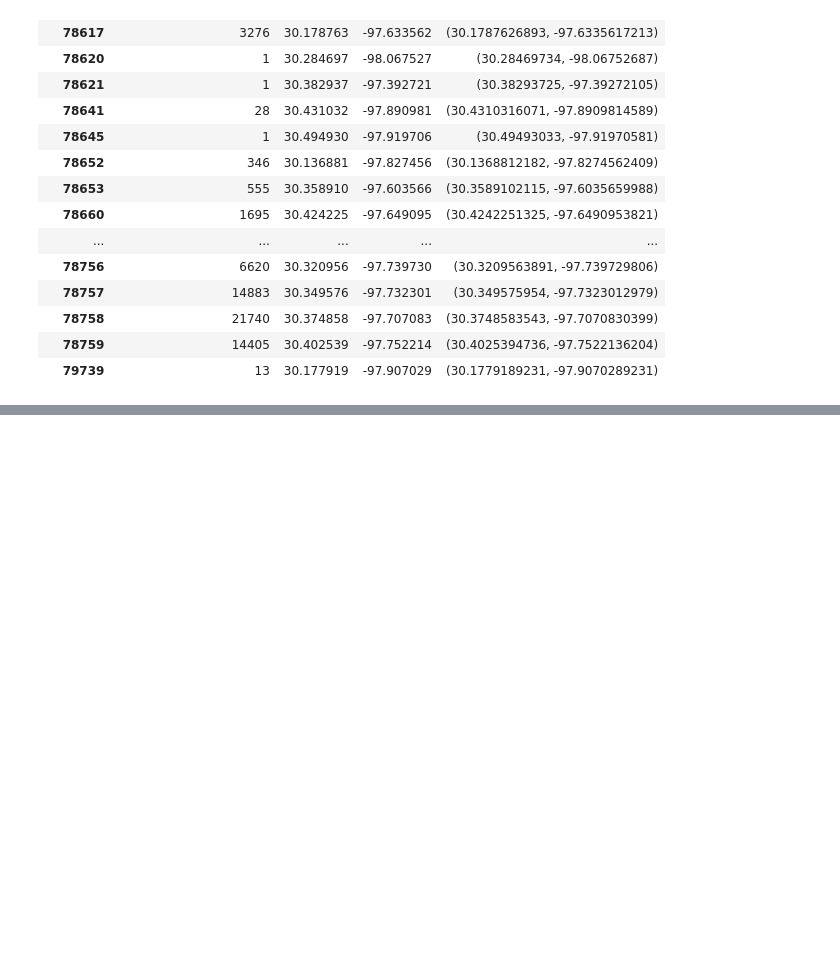
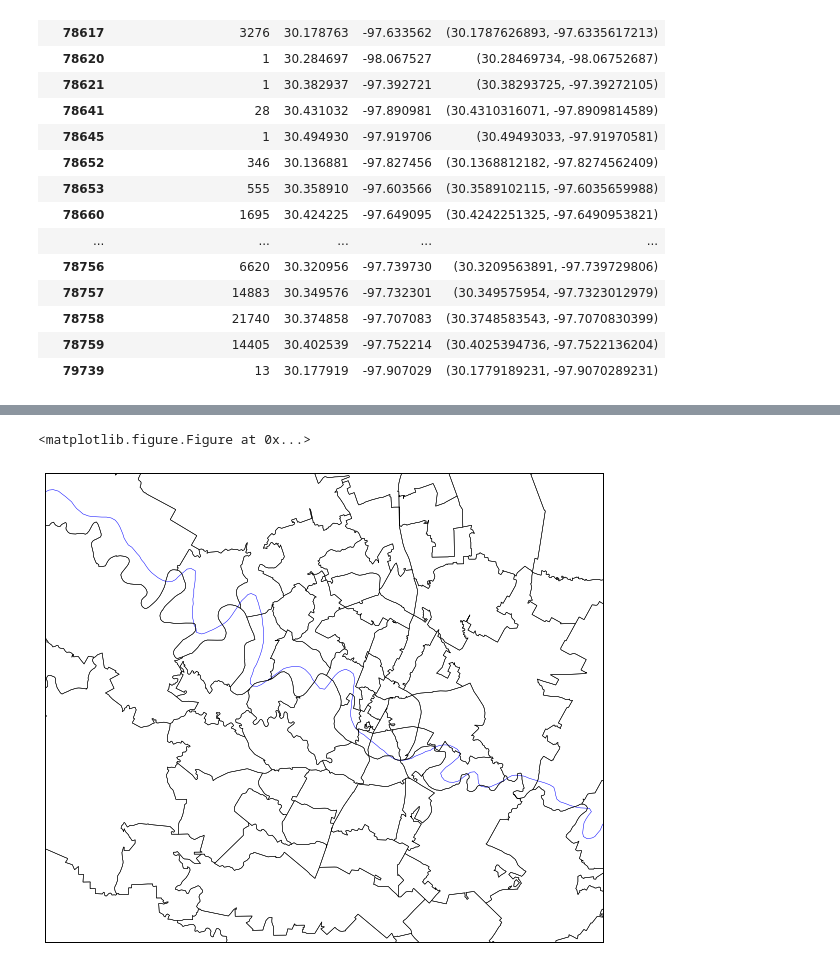
Before and after one commit to mraigosa/Austin_311_analysis, a Jupyter notebook: Complaint_lat_lon.ipynb, the cells around one changed output, grey strips where cells are left out. Saved outputs shown, nothing was run; the diff lists cells and outputs as text; code cells hidden in the pictures; blank space fills up the shorter version.

```diff
--- a/Complaint_lat_lon.ipynb
+++ b/Complaint_lat_lon.ipynb
@@ -271,0 +272,21 @@ fig1.savefig('311_call_density', dpi=200)
+# %%
+#Plotting Travis county zip codes
+fig, ax = plt.subplots(figsize=(10,10))
+map = Basemap(resolution='f', # c, l, i, h, f or None
+            projection='merc',
+            lat_0=30.3, lon_0=-97.8,
+            llcrnrlon=-98.2, llcrnrlat=30.02, urcrnrlon=-97.4, urcrnrlat=30.6)
+
+map.drawmapboundary(fill_color="#FFFFFF")
+map.drawrivers(color="#0000FF")
+
+map.readshapefile('USzip_codes/cb_2016_us_zcta510_500k', 'cb_2016_us_zcta510_500k')
+
+
+fig1 = plt.gcf()
+plt.show()
+
+#fig1.savefig('Travis_zip_codes.png', dpi=200)
+# %% [output]
+<matplotlib.figure.Figure at 0x...>
+[figure, added]
```
Also changed, not shown: parts of 8 cells of this notebook, 15 other files.
